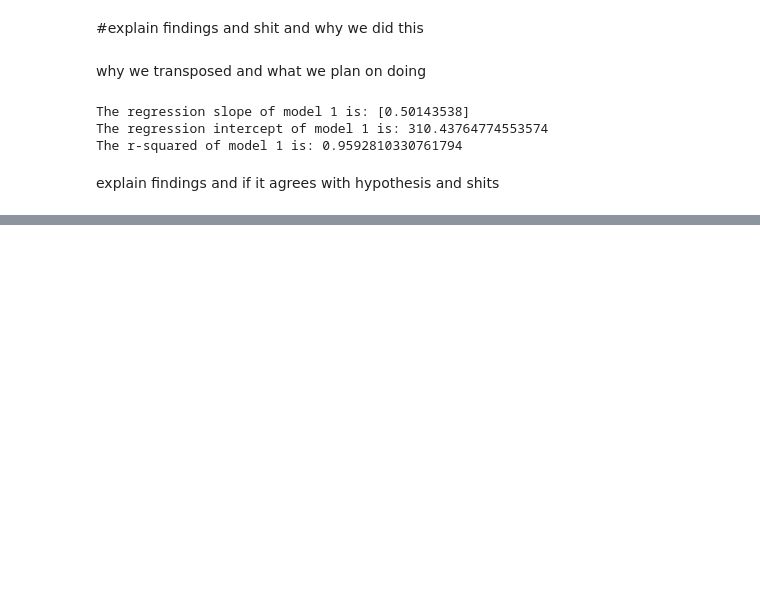
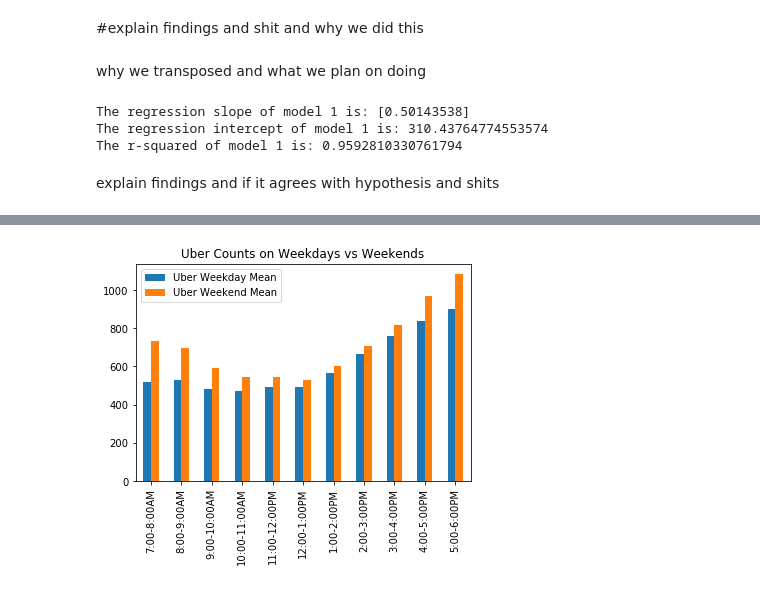
Before and after one commit to jl2586/INFO-2950-Final-Project, a Jupyter notebook: Final Project.ipynb, the cells around one changed output, grey strips where cells are left out. Cells and saved outputs as stored; diff of their text form; code cells hidden in the pictures; blank space fills up the shorter version.

```diff
--- a/Final Project.ipynb
+++ b/Final Project.ipynb
@@ -298,0 +308,4 @@ IndexError: too many indices for array
+# %%
+u_wdy_mean = pd.DataFrame(uber_day_of_week.iloc[:5, :].mean().to_dict(),index=[traffic_day_of_week.index.values[-1]])
+u_wdy_mean = u_wdy_mean.rename(index = {'Sunday':'Uber Weekday Mean'})
+u_wdy_mean.head()
@@ -298,0 +315,4 @@ IndexError: too many indices for array
+# %%
+u_wkd_mean = pd.DataFrame(uber_day_of_week.iloc[5:7, :].mean().to_dict(),index=[traffic_day_of_week.index.values[-1]])
+u_wkd_mean = u_wkd_mean.rename(index = {'Sunday':'Uber Weekend Mean'})
+u_wkd_mean.head()
@@ -298,0 +332,10 @@ IndexError: too many indices for array
+# %%
+#combinded data frame of uber counts on weekends and weekdays
+#dow means days of the week
+frames = [u_wdy_mean, u_wkd_mean]
+u_dow_mean = pd.concat(frames)
+u_dow_mean.T.plot.bar()
+plt.title('Uber Counts on Weekdays vs Weekends')
+plt.show()
+# %% [output]
+[figure, added]
```
Also changed, not shown: parts of 6 cells of this notebook.
